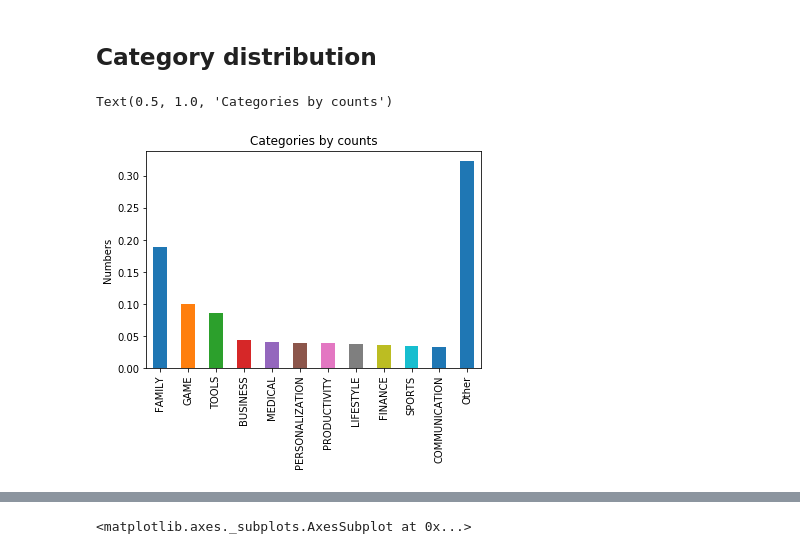
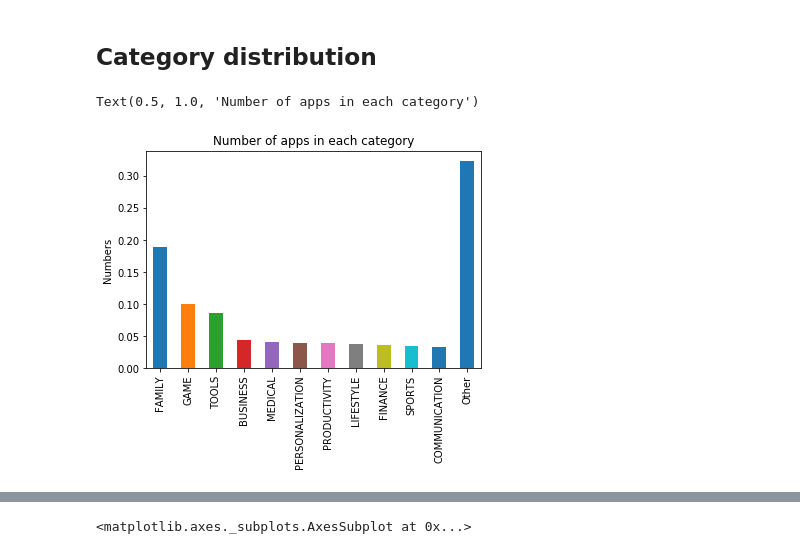
Before and after one commit to Sukhrobjon/DS-1.1, a Jupyter notebook: final_project/google_playstore_visiualization.ipynb, the cells around one changed output, grey strips where cells are left out. Cells and saved outputs as stored; diff of their text form; code cells hidden in the pictures.

```diff
--- a/final_project/google_playstore_visiualization.ipynb
+++ b/final_project/google_playstore_visiualization.ipynb
@@ -362,18 +355,18 @@ df.head()
 # %%
 # Displaying only 10 categories and label rest as other
 prob = df["Category"].value_counts(normalize=True)
 threshold = 0.03
 mask = prob > threshold
 tail_prob = prob.loc[~mask].sum()
 prob = prob.loc[mask]
 prob['Other'] = tail_prob
 prob.plot(kind='bar')
 # plt.xticks(rotation=25)
 plt.ylabel("Numbers")
-plt.title(label="Categories by counts")
+plt.title(label="Number of apps in each category")
 # %% [output]
-Text(0.5, 1.0, 'Categories by counts')
+Text(0.5, 1.0, 'Number of apps in each category')
-[figure, old version]
+[figure, new version]
 # %%
 category = df["Category"].value_counts()
 category.sort_values(ascending=False, inplace=True)
```
Also changed, not shown: parts of 21 cells of this notebook.
